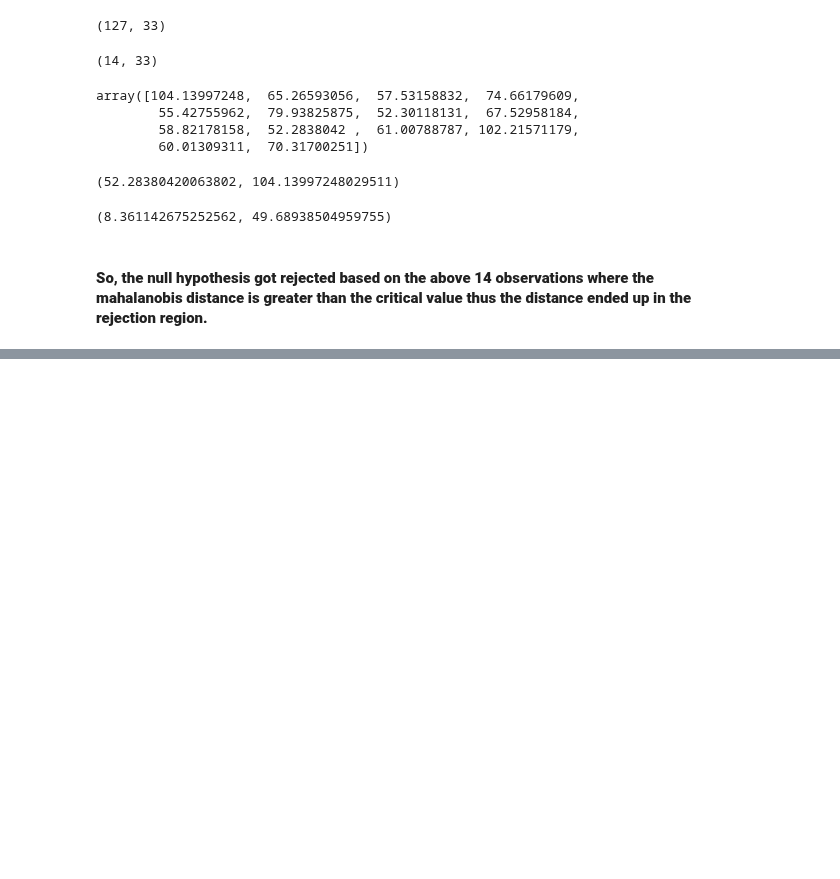
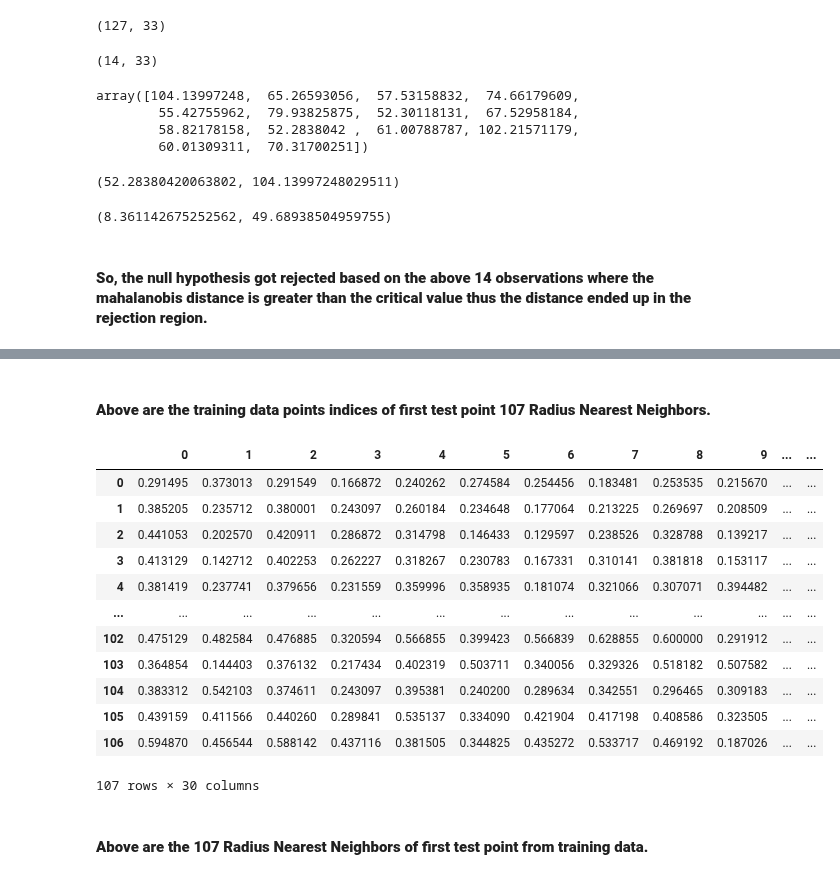
Before and after one commit to raj-shr-git/AAIC_Practice, a Jupyter notebook: MODULES/Module_3/Mod_3_KNN/KNN and its different distances.ipynb, the cells around one changed output, grey strips where cells are left out. Saved outputs shown, nothing was run; the diff lists cells and outputs as text; code cells hidden in the pictures; blank space fills up the shorter version.

```diff
--- a/MODULES/Module_3/Mod_3_KNN/KNN and its different distances.ipynb
+++ b/MODULES/Module_3/Mod_3_KNN/KNN and its different distances.ipynb
@@ -703,0 +645,5 @@ array([0, 0, 0, 0, 0, 0, 0, 0, 0, 0, 0, 0, 0, 0, 0, 0, 0, 0, 0, 1, 1, 1,
+# %%
+mms = MinMaxScaler()
+mms.fit(X_train)
+X_train_mms = mms.transform(X_train)
+X_test_mms = mms.transform(X_test)
@@ -703,0 +677,6 @@ array([0, 0, 0, 0, 0, 0, 0, 0, 0, 0, 0, 0, 0, 0, 0, 0, 0, 0, 0, 1, 1, 1,
+# %%
+rnc1 = RadiusNeighborsClassifier(radius=3,n_neighbors=5,weights='uniform',algorithm='kd_tree',
+                                leaf_size=30,p=2,metric='minkowski',outlier_label=0)
+rnc1.fit(X_train_mms, y_train)
+print(rnc1.predict(pd.DataFrame(X_test_mms)))
+print(rnc1.score(pd.DataFrame(X_test_mms),y_test))
@@ -703,0 +696,10 @@ array([0, 0, 0, 0, 0, 0, 0, 0, 0, 0, 0, 0, 0, 0, 0, 0, 0, 0, 0, 1, 1, 1,
+# %%
+k = [7,9,11,13,15]
+radius = [0.8,0.9,1.0,1.2,1.5]
+for idx,(n,r) in enumerate(list(zip(k,radius))):
+    print("\n### Run -- {} with Nearest Neighbors -- {} and Radius -- {} ###".format(idx+1,n,r))
+    rnc1 = RadiusNeighborsClassifier(radius=r,n_neighbors=n,weights='uniform',algorithm='kd_tree',
+                                leaf_size=15,p=2,metric='minkowski',outlier_label=0)
+    rnc1.fit(X_train_mms, y_train)
+    print(rnc1.predict(pd.DataFrame(X_test_mms)))
+    print("Accuracy Score is {}".format(np.round(rnc1.score(pd.DataFrame(X_test_mms),y_test),3)))
@@ -703,0 +733,2 @@ array([0, 0, 0, 0, 0, 0, 0, 0, 0, 0, 0, 0, 0, 0, 0, 0, 0, 0, 0, 1, 1, 1,
+# %%
+distances_to_each_nn, indices_of_nn = rnc1.radius_neighbors(X_test_st,radius=0.8)
@@ -703,0 +790,20 @@ array([0, 0, 0, 0, 0, 0, 0, 0, 0, 0, 0, 0, 0, 0, 0, 0, 0, 0, 0, 1, 1, 1,
+# %% [markdown]
+#### **Above are the training data points indices of first test point 107 Radius Nearest Neighbors.**
+# %%
+pd.DataFrame(X_train_mms[indices_of_nn[0],:])
+# %% [output]
+|  | 0 | 1 | 2 | 3 | 4 | 5 | 6 | 7 | 8 | 9 | ... | ... |
+| 0 | 0.291495 | 0.373013 | 0.291549 | 0.166872 | 0.240262 | 0.274584 | 0.254456 | 0.183481 | 0.253535 | 0.215670 | ... | ... |
+| 1 | 0.385205 | 0.235712 | 0.380001 | 0.243097 | 0.260184 | 0.234648 | 0.177064 | 0.213225 | 0.269697 | 0.208509 | ... | ... |
+| 2 | 0.441053 | 0.202570 | 0.420911 | 0.286872 | 0.314798 | 0.146433 | 0.129597 | 0.238526 | 0.328788 | 0.139217 | ... | ... |
+| 3 | 0.413129 | 0.142712 | 0.402253 | 0.262227 | 0.318267 | 0.230783 | 0.167331 | 0.310141 | 0.381818 | 0.153117 | ... | ... |
+| 4 | 0.381419 | 0.237741 | 0.379656 | 0.231559 | 0.359996 | 0.358935 | 0.181074 | 0.321066 | 0.307071 | 0.394482 | ... | ... |
+| ... | ... | ... | ... | ... | ... | ... | ... | ... | ... | ... | ... | ... |
+| 102 | 0.475129 | 0.482584 | 0.476885 | 0.320594 | 0.566855 | 0.399423 | 0.566839 | 0.628855 | 0.600000 | 0.291912 | ... | ... |
+| 103 | 0.364854 | 0.144403 | 0.376132 | 0.217434 | 0.402319 | 0.503711 | 0.340056 | 0.329326 | 0.518182 | 0.507582 | ... | ... |
+| 104 | 0.383312 | 0.542103 | 0.374611 | 0.243097 | 0.395381 | 0.240200 | 0.289634 | 0.342551 | 0.296465 | 0.309183 | ... | ... |
+| 105 | 0.439159 | 0.411566 | 0.440260 | 0.289841 | 0.535137 | 0.334090 | 0.421904 | 0.417198 | 0.408586 | 0.323505 | ... | ... |
+| 106 | 0.594870 | 0.456544 | 0.588142 | 0.437116 | 0.381505 | 0.344825 | 0.435272 | 0.533717 | 0.469192 | 0.187026 | ... | ... |
+107 rows × 30 columns
+# %% [markdown]
+#### **Above are the 107 Radius Nearest Neighbors of first test point from training data.**
```
Also changed, not shown: parts of 106 cells of this notebook, 18 other files.
